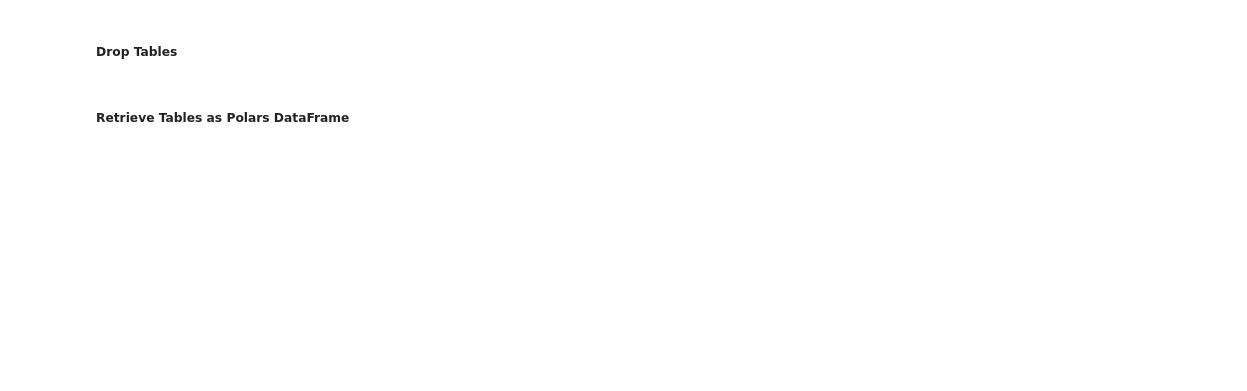
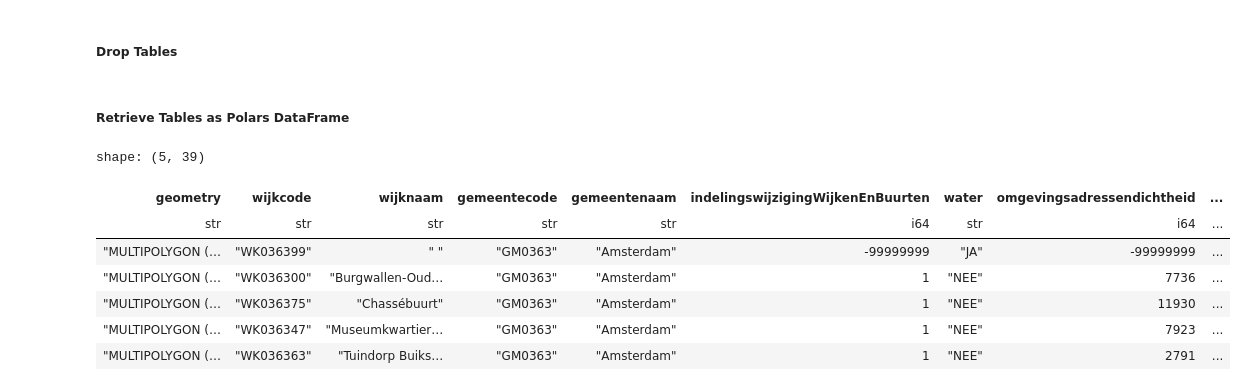
Before and after one commit to melchiorhering/DSP-Storm-Damage-on-Urban-Areas, a Jupyter notebook: src/notebooks/workbook.ipynb, the cells around one changed output. Drawn from its saved outputs; the diff is of its cells as text; code cells hidden in the pictures; blank space fills up the shorter version.

```diff
--- a/src/notebooks/workbook.ipynb
+++ b/src/notebooks/workbook.ipynb
@@ -60,8 +76,17 @@ incident_deployments_vehicles_weather = conn.execute(
 # Close the database connection
 conn.close()
 # %%
-cbs_wijken.filter(
-    [
-        pl.col("gemeentenaam") == "Amsterdam",
-    ]
-).head()
+# cbs_wijken.filter(
+#     [
+#         pl.col("gemeentenaam") == "Amsterdam",
+#     ]
+# ).head()
+# %% [output]
+shape: (5, 39)
+| geometry | wijkcode | wijknaam | gemeentecode | gemeentenaam | indelingswijzigingWijkenEnBuurten | water | omgevingsadressendichtheid | ... |
+| str | str | str | str | str | i64 | str | i64 | ... |
+| "MULTIPOLYGON (… | "WK036399" | " " | "GM0363" | "Amsterdam" | -99999999 | "JA" | -99999999 | ... |
+| "MULTIPOLYGON (… | "WK036300" | "Burgwallen-Oud… | "GM0363" | "Amsterdam" | 1 | "NEE" | 7736 | ... |
+| "MULTIPOLYGON (… | "WK036375" | "Chassébuurt" | "GM0363" | "Amsterdam" | 1 | "NEE" | 11930 | ... |
+| "MULTIPOLYGON (… | "WK036347" | "Museumkwartier… | "GM0363" | "Amsterdam" | 1 | "NEE" | 7923 | ... |
+| "MULTIPOLYGON (… | "WK036363" | "Tuindorp Buiks… | "GM0363" | "Amsterdam" | 1 | "NEE" | 2791 | ... |
```
Also changed, not shown: parts of 5 cells of this notebook, 21 other files.
